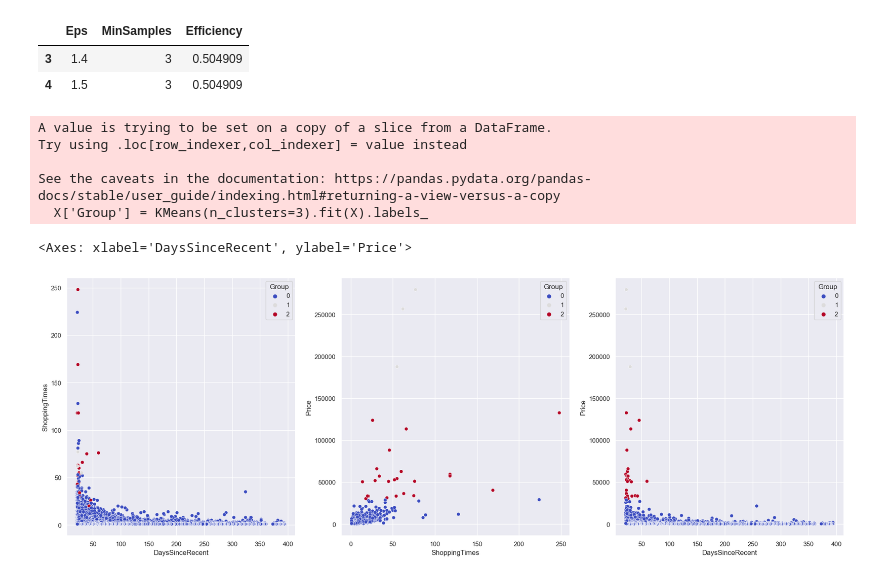
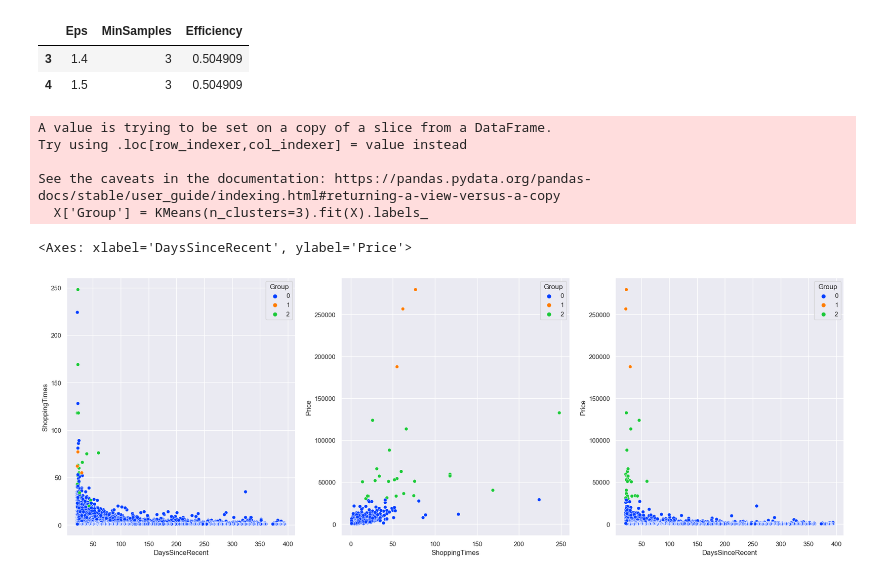
Before and after one commit to Komsan-Kongwongsupak/customers-segmentation, a Jupyter notebook: customers-segmentation.ipynb, the cells around one changed output. Drawn from its saved outputs; the diff is of its cells as text; code cells hidden in the pictures.

```diff
--- a/customers-segmentation.ipynb
+++ b/customers-segmentation.ipynb
@@ -488,19 +488,19 @@ df_eval_result_dbscan[df_eval_result_dbscan['Efficiency'] == df_eval_result_dbsc
 # %%
 X['Group'] = KMeans(n_clusters=3).fit(X).labels_
 
 sns.set()
 figure, axes = plt.subplots(1, 3, figsize=(24,8))
-sns.scatterplot(ax=axes[0], data=X, x='DaysSinceRecent', y='ShoppingTimes', hue='Group', palette='coolwarm')
-sns.scatterplot(ax=axes[1], data=X, x='ShoppingTimes', y='Price', hue='Group', palette='coolwarm')
-sns.scatterplot(ax=axes[2], data=X, x='DaysSinceRecent', y='Price', hue='Group', palette='coolwarm')
+sns.scatterplot(ax=axes[0], data=X, x='DaysSinceRecent', y='ShoppingTimes', hue='Group', palette='bright')
+sns.scatterplot(ax=axes[1], data=X, x='ShoppingTimes', y='Price', hue='Group', palette='bright')
+sns.scatterplot(ax=axes[2], data=X, x='DaysSinceRecent', y='Price', hue='Group', palette='bright')
 # %% [output]
 A value is trying to be set on a copy of a slice from a DataFrame.
 Try using .loc[row_indexer,col_indexer] = value instead
 
 See the caveats in the documentation: https://pandas.pydata.org/pandas-docs/stable/user_guide/indexing.html#returning-a-view-versus-a-copy
   X['Group'] = KMeans(n_clusters=3).fit(X).labels_
 <Axes: xlabel='DaysSinceRecent', ylabel='Price'>
-[figure, old version]
+[figure, new version]
 # %%
 X['Group'].value_counts()
 # %% [output]
```
Also changed, not shown: parts of 3 cells of this notebook.
